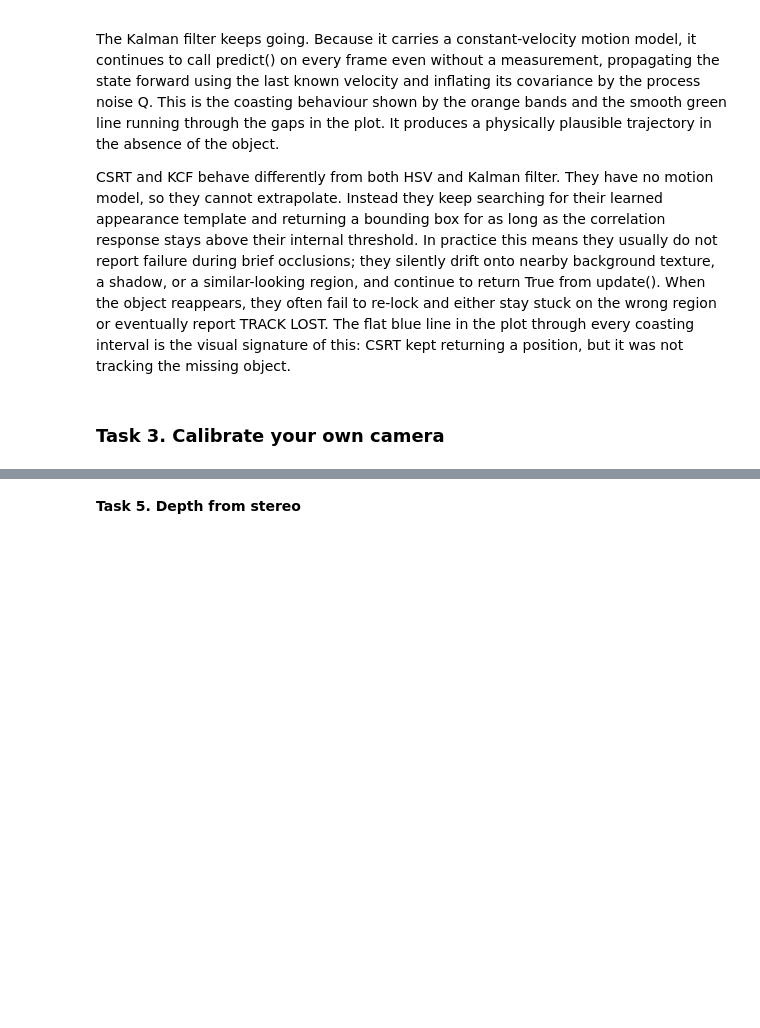
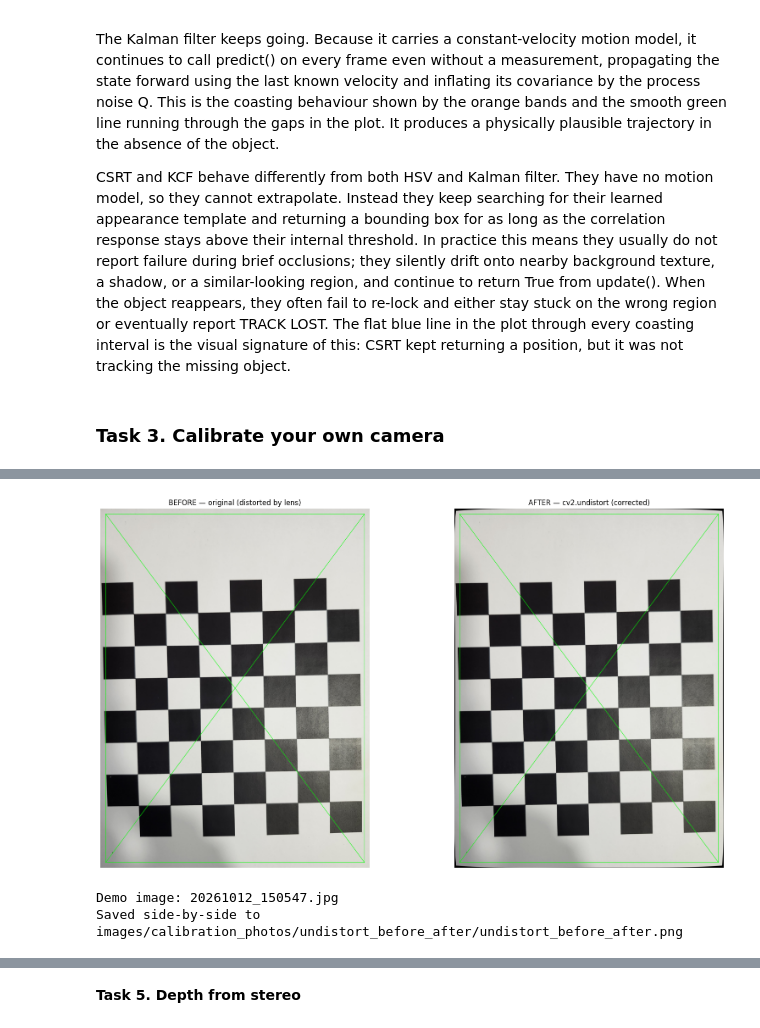
Before and after one commit to kcbesa/cv_practical_work, a Jupyter notebook: csc6502-prac6-CHIPOMPO/practical_6.ipynb, the cells around one changed output, grey strips where cells are left out. Drawn from its saved outputs; the diff is of its cells as text; code cells hidden in the pictures; blank space fills up the shorter version.

```diff
--- a/csc6502-prac6-CHIPOMPO/practical_6.ipynb
+++ b/csc6502-prac6-CHIPOMPO/practical_6.ipynb
@@ -1436,0 +1630,66 @@ Rejected images:
+# %%
+##############################################
+# UNDISTORT A DEMO IMAGE
+##############################################
+
+
+# Choose which image to undistort — index into good_paths
+DEMO_INDEX = 0
+demo_path = good_paths[DEMO_INDEX]
+demo_img = cv2.imread(demo_path)
+
+h, w = demo_img.shape[:2]
+
+# OpenCV 5.x uses newImgSize (4.x used newSize).
+# If you ever downgrade to 4.x, swap this back.
+new_K, roi = cv2.getOptimalNewCameraMatrix(
+    K, dist, (w, h), alpha=1, newImgSize=(w, h)
+)
+
+# The actual undistortion.
+undistorted = cv2.undistort(demo_img, K, dist, None, new_K)
+
+# Draw straight reference lines on both, so distortion is obvious
+def draw_reference_lines(img):
+    out = img.copy()
+    h_, w_ = out.shape[:2]
+    colour = (0, 255, 0)      # green in BGR
+    thickness = max(2, w_ // 800)
+    margin = int(min(h_, w_) * 0.02)
+
+    cv2.rectangle(out, (margin, margin),
+                  (w_ - margin, h_ - margin), colour, thickness)
+    cv2.line(out, (margin, margin), (w_ - margin, h_ - margin),
+             colour, thickness)
+    cv2.line(out, (w_ - margin, margin), (margin, h_ - margin),
+             colour, thickness)
+    return out
+
+before_vis = draw_reference_lines(demo_img)
+after_vis  = draw_reference_lines(undistorted)
+
+# Side-by-side plot
+fig, axes = plt.subplots(1, 2, figsize=(18, 9))
+
+axes[0].imshow(cv2.cvtColor(before_vis, cv2.COLOR_BGR2RGB))
+axes[0].set_title("BEFORE — original (distorted by lens)", fontsize=12)
+axes[0].axis("off")
+
+axes[1].imshow(cv2.cvtColor(after_vis, cv2.COLOR_BGR2RGB))
+axes[1].set_title("AFTER — cv2.undistort (corrected)", fontsize=12)
+axes[1].axis("off")
+
+plt.tight_layout()
+plt.savefig("images/calibration_photos/undistort_before_after/undistort_before_after.png",
+            dpi=140, bbox_inches="tight")
+plt.show()
+
+cv2.imwrite("images/calibration_photos/undistort_before_after/undistort_before.jpg", before_vis)
+cv2.imwrite("images/calibration_photos/undistort_before_after/undistort_after.jpg",  after_vis)
+
+print(f"Demo image: {Path(demo_path).name}")
+print("Saved side-by-side to images/calibration_photos/undistort_before_after/undistort_before_after.png")
+# %% [output]
+[figure, added]
+Demo image: 20261012_150547.jpg
+Saved side-by-side to images/calibration_photos/undistort_before_after/undistort_before_after.png
```
Also changed, not shown: parts of 8 cells of this notebook.
